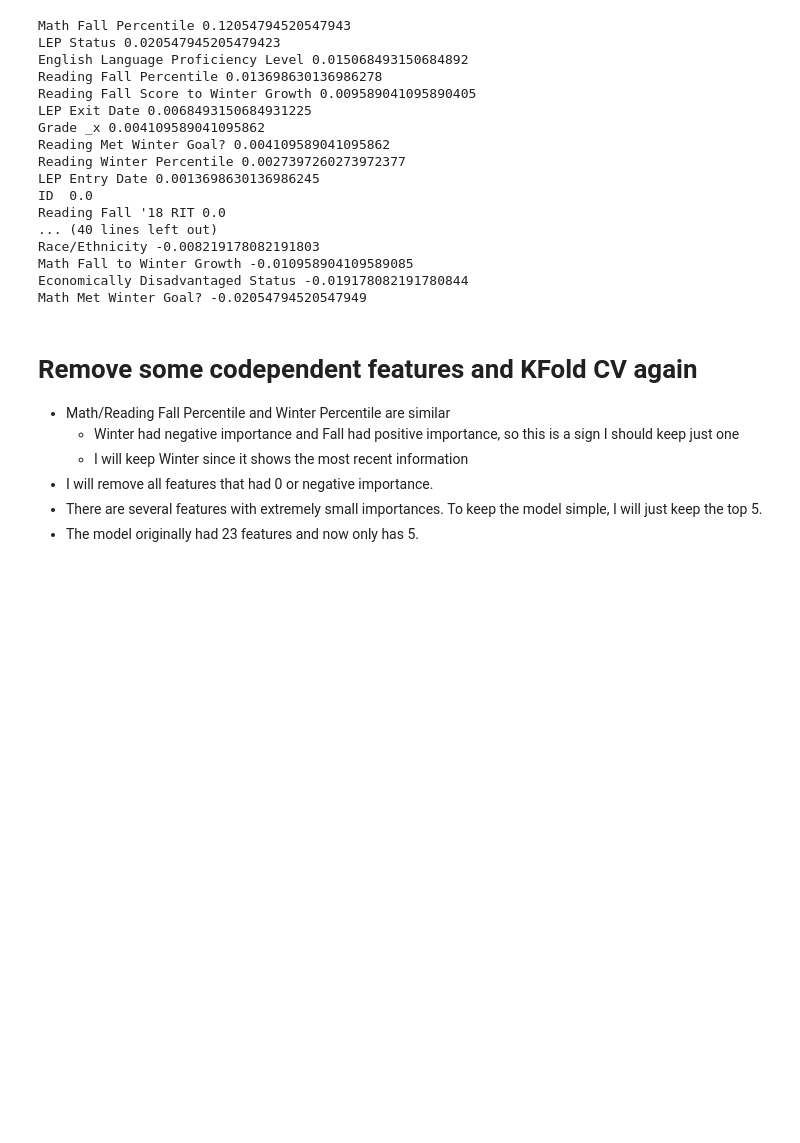
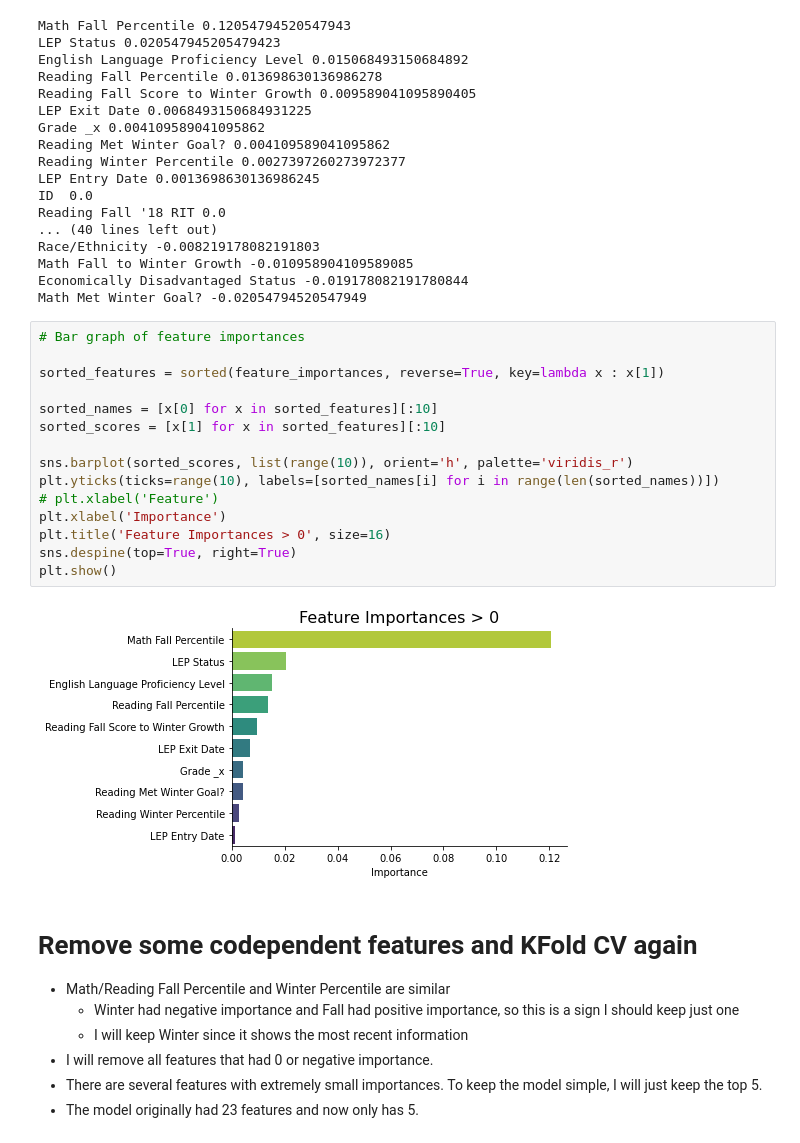
Before and after one commit to amtan20/predictSBAC, a Jupyter notebook: Final_Notebook.ipynb, the cells around one changed output. Saved outputs shown, nothing was run; the diff lists cells and outputs as text; blank space fills up the shorter version.

Commit message:
added importances visualization

```diff
--- a/Final_Notebook.ipynb
+++ b/Final_Notebook.ipynb
@@ -521,6 +521,23 @@ Race/Ethnicity -0.008219178082191803
 Math Fall to Winter Growth -0.010958904109589085
 Economically Disadvantaged Status -0.019178082191780844
 Math Met Winter Goal? -0.02054794520547949
+# %%
+# Bar graph of feature importances
+
+sorted_features = sorted(feature_importances, reverse=True, key=lambda x : x[1])
+
+sorted_names = [x[0] for x in sorted_features][:10]
+sorted_scores = [x[1] for x in sorted_features][:10]
+
+sns.barplot(sorted_scores, list(range(10)), orient='h', palette='viridis_r')
+plt.yticks(ticks=range(10), labels=[sorted_names[i] for i in range(len(sorted_names))])
+# plt.xlabel('Feature')
+plt.xlabel('Importance')
+plt.title('Feature Importances > 0', size=16)
+sns.despine(top=True, right=True)
+plt.show()
+# %% [output]
+[figure, added]
 # %% [markdown]
 # Remove some codependent features and KFold CV again
 - Math/Reading Fall Percentile and Winter Percentile are similar
```
Also changed, not shown: parts of 7 cells of this notebook.
